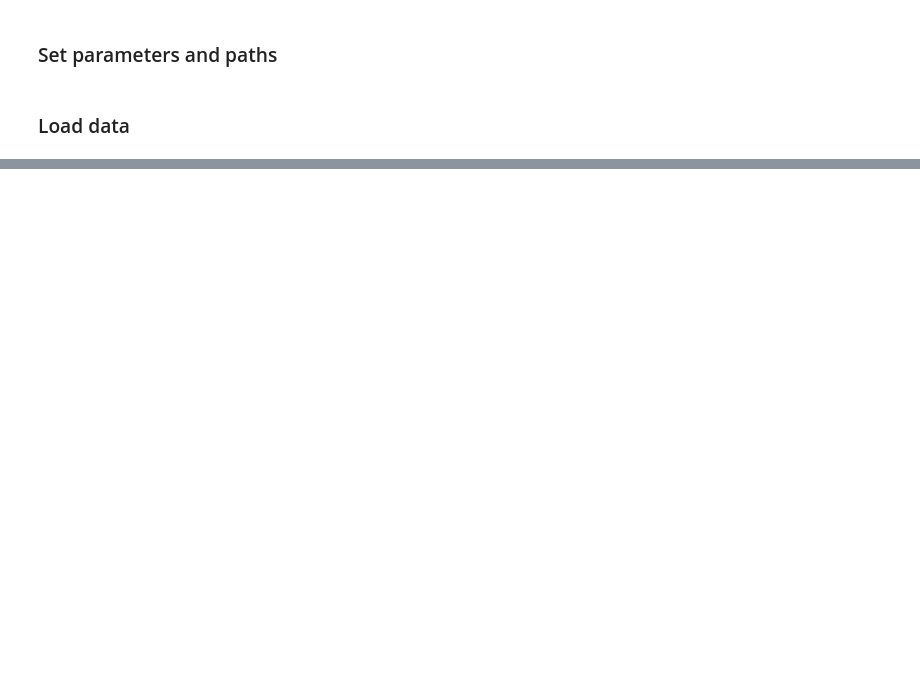
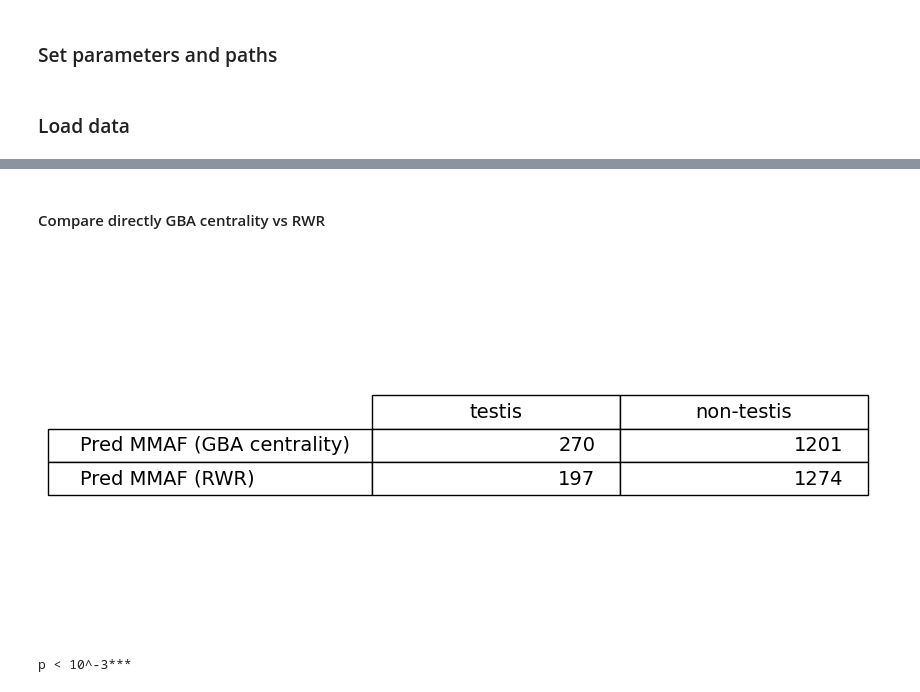
Before and after one commit to jedrzejkubica/GBA-centrality, a Jupyter notebook: dev/validation_GBA_centrality.ipynb, the cells around one changed output, grey strips where cells are left out. Cells and saved outputs as stored; diff of their text form; code cells hidden in the pictures; blank space fills up the shorter version.

```diff
--- a/dev/validation_GBA_centrality.ipynb
+++ b/dev/validation_GBA_centrality.ipynb
@@ -416,0 +352,37 @@ print(avg_dist)
+# %% [markdown]
+#### Compare directly GBA centrality vs RWR
+# %%
+'''Construct a contingency matrix for the Fisher exact test to compare GBA centrality and RWR'''
+x1 = len(intersection(pred_causal, tissue_enriched))
+x2 = len(intersection(pred_causal, non_tissue_enriched))
+x3 = len(intersection(pred_causal_RWR, tissue_enriched))
+x4 = len(intersection(pred_causal_RWR, non_tissue_enriched))
+
+contingency_matrix = [[x1, x2], [x3, x4]]
+
+# plot the contingency table
+fig, ax = matplotlib.pyplot.subplots()
+table = ax.table(contingency_matrix,
+                 rowLabels=[f'Pred {PHENOTYPE} (GBA centrality)', f'Pred {PHENOTYPE} (RWR)'],
+                 colLabels=[f'{TISSUE}', f'non-{TISSUE}'],
+                 loc="center")
+ax.axis('tight')
+ax.axis('off')
+table.set_fontsize(14)
+table.scale(1,2)
+# %% [output]
+[figure, added]
+# %%
+'''
+Check if the ratio of predicted causal genes enriched in the tissue is greater
+for GBA centrality than for RWR
+
+Note: alternative='greater' is the probability that a random table has x >= a,
+where contingency_matrix = [[a, b], [c, d]]
+'''
+_, p_tissue_expr = scipy.stats.fisher_exact(contingency_matrix, alternative='greater')
+
+p_tissue_expr = format_pvalue(pvalue=p_tissue_expr)
+print(f"{p_tissue_expr}")
+# %% [output]
+p < 10^-3***
```
Also changed, not shown: parts of 50 cells of this notebook.
